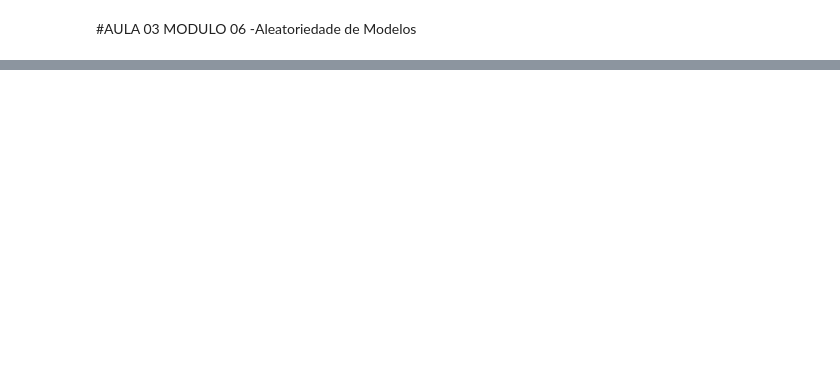
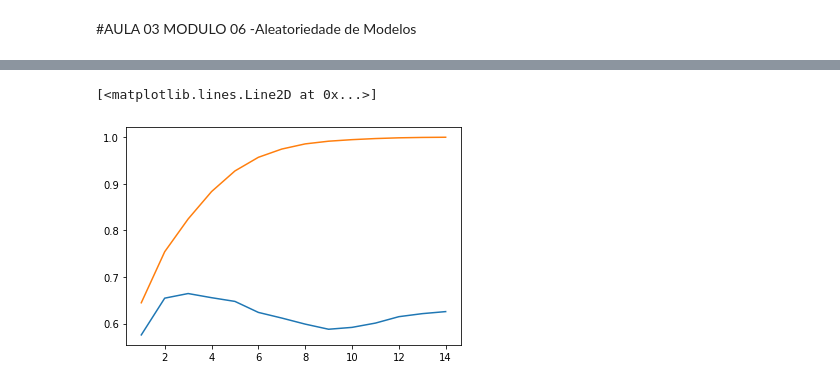
Before and after one commit to GuilhermeRuy97/BootcampDataScience, a Jupyter notebook: machine_learning_pt2.ipynb, the cells around one changed output, grey strips where cells are left out. Cells and saved outputs as stored; diff of their text form; code cells hidden in the pictures; blank space fills up the shorter version.

```diff
--- a/machine_learning_pt2.ipynb
+++ b/machine_learning_pt2.ipynb
@@ -275,0 +318,24 @@ Intervalo 0.671006014978514 -> 0.8453821531584866
+# %%
+def roda_modelo_cv(modelo, dados, n_splits, n_repeats):
+
+    np.random.seed(1231234)
+    dados = dados.sample(frac = 1).reset_index(drop = True)
+    x_columns = dados.columns
+    y = dados["ICU"]
+    x = dados[x_columns].drop(["ICU","WINDOW"], axis = 1)
+
+
+    cv = RepeatedStratifiedKFold(n_splits = n_splits, n_repeats = n_repeats)
+    resultados = cross_validate(modelo, x, y, cv = cv, scoring = 'roc_auc',
+                                return_train_score = True)
+
+    auc_medio = np.mean(resultados['test_score'])
+    auc_medio_treino = np.mean(resultados['train_score'])
+
+    auc_std = np.std(resultados['test_score'])
+
+
+    #print(f"AUC Médio {auc_medio} Intervalo {auc_medio - (2*auc_std)} -> {auc_medio + (2*auc_std)}")
+    print(f"AUC TEST {auc_medio} - AUC TREINO {auc_medio_treino}")
+
+    return auc_medio, auc_medio_treino
@@ -275,0 +358,11 @@ Intervalo 0.671006014978514 -> 0.8453821531584866
+# %%
+from sklearn.tree import DecisionTreeClassifier
+
+teste_lista = []
+treino_lista = []
+
+for i in range(1, 15):
+  modelo_arvore = DecisionTreeClassifier(max_depth = i)
+  teste, treino = roda_modelo_cv(modelo_arvore, dados_limpos, 5, 10)
+  teste_lista.append(teste)
+  treino_lista.append(treino)
@@ -275,0 +384,11 @@ Intervalo 0.671006014978514 -> 0.8453821531584866
+# %%
+import matplotlib.pyplot as plt
+
+x = range(1, 15)
+plt.plot(x, teste_lista)
+plt.plot(x, treino_lista)
+
+#Repare o overfitting (treino alto e teste baixo)
+# %% [output]
+[<matplotlib.lines.Line2D at 0x...>]
+[figure, added]
```
Also changed, not shown: parts of 16 cells of this notebook.
